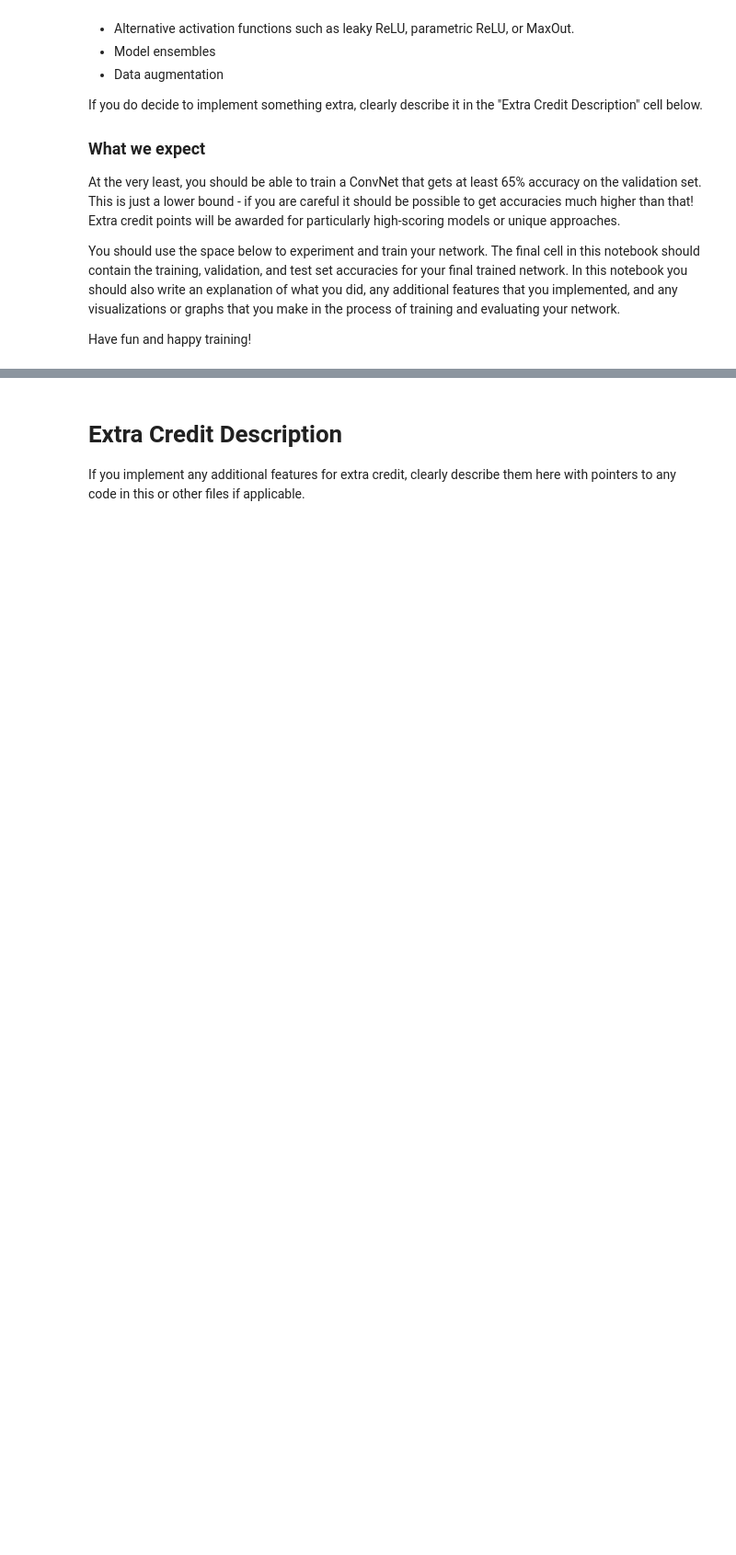
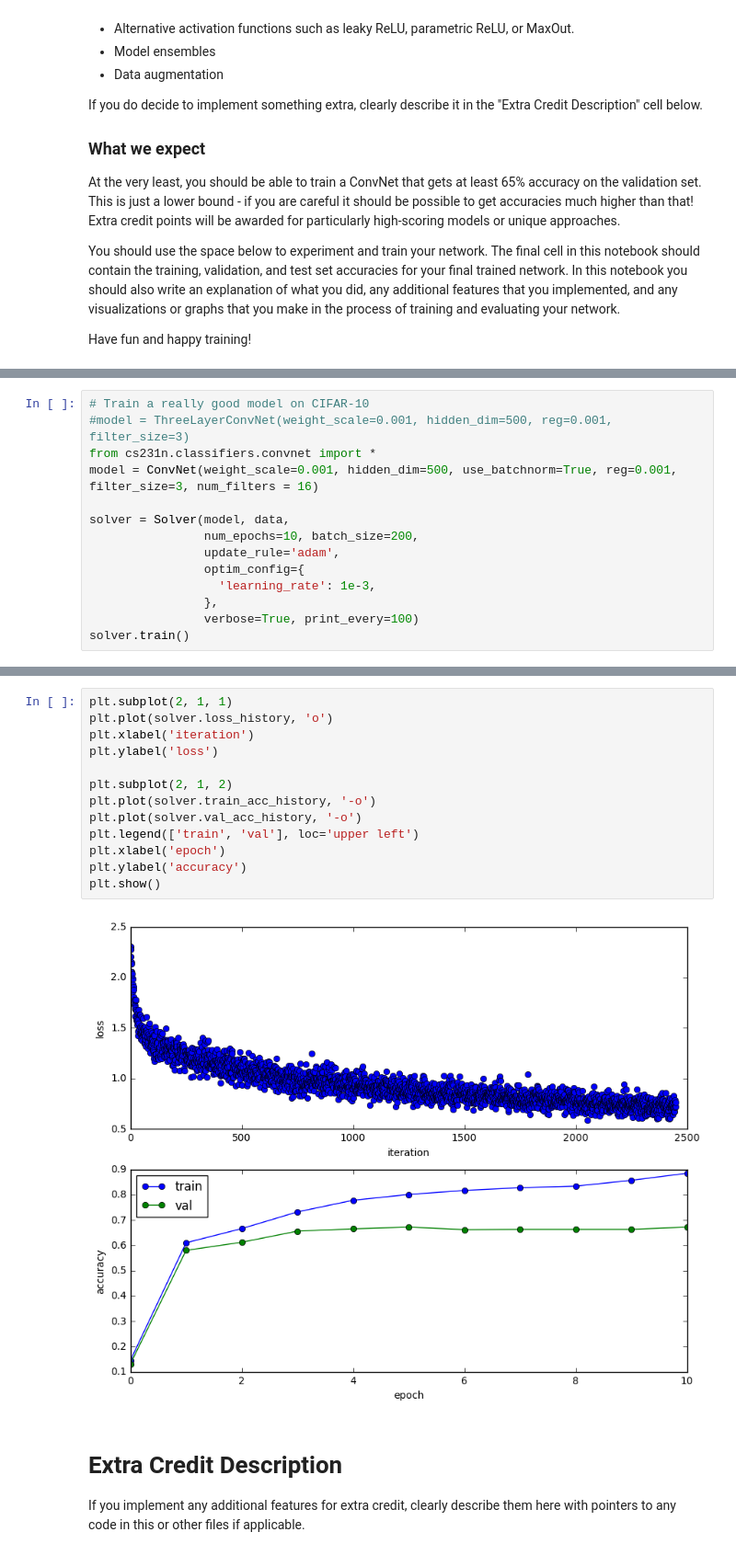
Before and after one commit to brianfarris/cs231n, a Jupyter notebook: assignment2/ConvolutionalNetworks.ipynb, the cells around one changed output, grey strips where cells are left out. Shown at 92% size. Drawn from its saved outputs; the diff is of its cells as text; blank space fills up the shorter version.

```diff
--- a/assignment2/ConvolutionalNetworks.ipynb
+++ b/assignment2/ConvolutionalNetworks.ipynb
@@ -562,0 +670,14 @@ Have fun and happy training!
+# %%
+# Train a really good model on CIFAR-10
+#model = ThreeLayerConvNet(weight_scale=0.001, hidden_dim=500, reg=0.001, filter_size=3)
+from cs231n.classifiers.convnet import *
+model = ConvNet(weight_scale=0.001, hidden_dim=500, use_batchnorm=True, reg=0.001, filter_size=3, num_filters = 16)
+
+solver = Solver(model, data,
+                num_epochs=10, batch_size=200,
+                update_rule='adam',
+                optim_config={
+                  'learning_rate': 1e-3,
+                },
+                verbose=True, print_every=100)
+solver.train()
@@ -563,3 +714,18 @@ Have fun and happy training!
+# %%
+plt.subplot(2, 1, 1)
+plt.plot(solver.loss_history, 'o')
+plt.xlabel('iteration')
+plt.ylabel('loss')
+
+plt.subplot(2, 1, 2)
+plt.plot(solver.train_acc_history, '-o')
+plt.plot(solver.val_acc_history, '-o')
+plt.legend(['train', 'val'], loc='upper left')
+plt.xlabel('epoch')
+plt.ylabel('accuracy')
+plt.show()
+# %% [output]
+[figure, added]
 # %% [markdown]
 # Extra Credit Description
 If you implement any additional features for extra credit, clearly describe them here with pointers to any code in this or other files if applicable.
```
Also changed, not shown: parts of 21 cells of this notebook, 8 other files.
